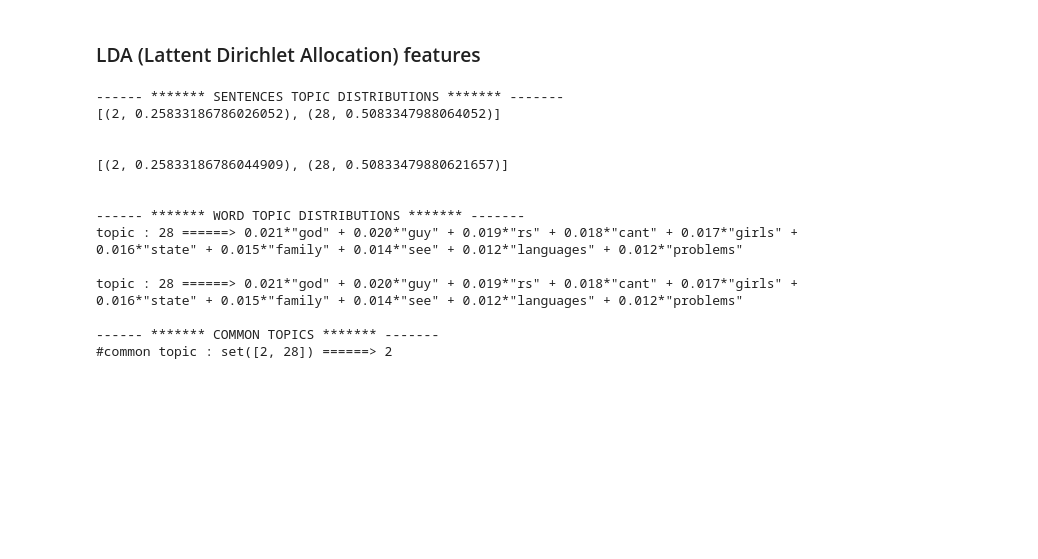
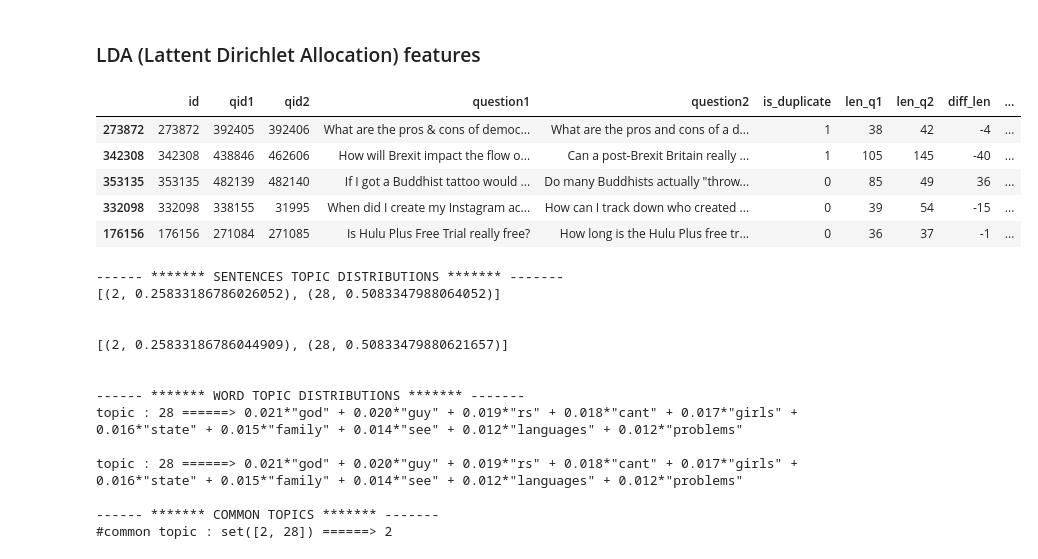
Before and after one commit to aissaelouafi/Quora, a Jupyter notebook: Quora Kaggle competition.ipynb, the cells around one changed output. Cells and saved outputs as stored; diff of their text form; code cells hidden in the pictures; blank space fills up the shorter version.

```diff
--- a/Quora Kaggle competition.ipynb
+++ b/Quora Kaggle competition.ipynb
@@ -111,6 +113,32 @@ corpus = build_corpus(data)
 dictionary = corpora.Dictionary(corpus)
 corpus = [dictionary.doc2bow(text) for text in corpus]
 ldamodel = models.ldamodel.LdaModel(corpus, num_topics=30, id2word = dictionary)
+# %%
+def common_lda_topic(sentence1,sentence2,dictionary,ldamodel,min_proba):
+    "find #common topic based on lattent dirichlet allocation model"
+    sentence1 = sentence1.split()
+    sentence2 = sentence2.split()
+
+    sentence1 = dictionary.doc2bow(sentence1)
+    sentence2 = dictionary.doc2bow(sentence2)
+
+    topic_a = ldamodel.get_document_topics(sentence1,minimum_probability=min_proba)
+    topic_b = ldamodel.get_document_topics(sentence2,minimum_probability=min_proba)
+
+    topic_a = list(sorted(topic_a, key=lambda x: x[1]))
+    topic_b = list(sorted(topic_b, key=lambda x: x[1]))
+    common_topic = set([x[0] for x in topic_a]).intersection(x[0] for x in topic_b)
+    return(len(common_topic))
+# %%
+df_train['common_topics'] = df_train.apply(lambda x:common_lda_topic(str(x['question1']),str(x['question2']),dictionary,ldamodel,0.1),axis=1)
+df_train.head()
+# %% [output]
+|  | id | qid1 | qid2 | question1 | question2 | is_duplicate | len_q1 | len_q2 | diff_len | ... |
+| 273872 | 273872 | 392405 | 392406 | What are the pros & cons of democ... | What are the pros and cons of a d... | 1 | 38 | 42 | -4 | ... |
+| 342308 | 342308 | 438846 | 462606 | How will Brexit impact the flow o... | Can a post-Brexit Britain really ... | 1 | 105 | 145 | -40 | ... |
+| 353135 | 353135 | 482139 | 482140 | If I got a Buddhist tattoo would ... | Do many Buddhists actually "throw... | 0 | 85 | 49 | 36 | ... |
+| 332098 | 332098 | 338155 | 31995 | When did I create my Instagram ac... | How can I track down who created ... | 0 | 39 | 54 | -15 | ... |
+| 176156 | 176156 | 271084 | 271085 | Is Hulu Plus Free Trial really free? | How long is the Hulu Plus free tr... | 0 | 36 | 37 | -1 | ... |
 # %%
 query = 'How will Brexit impact the flow of goods and'
 query2 = 'How will Brexit impact the flow of goods and'
```
Also changed, not shown: parts of 4 cells of this notebook.
